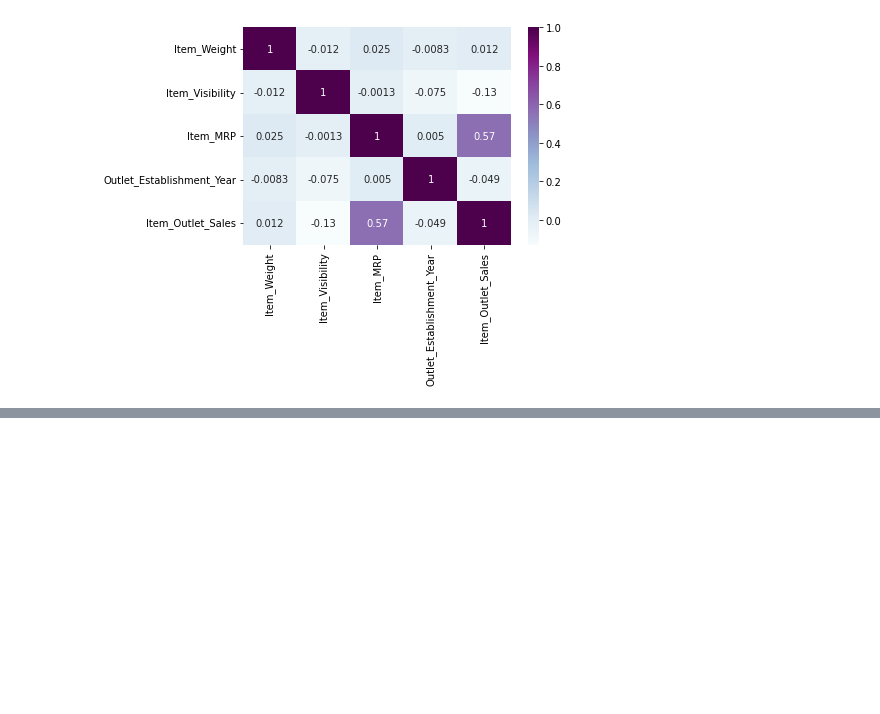
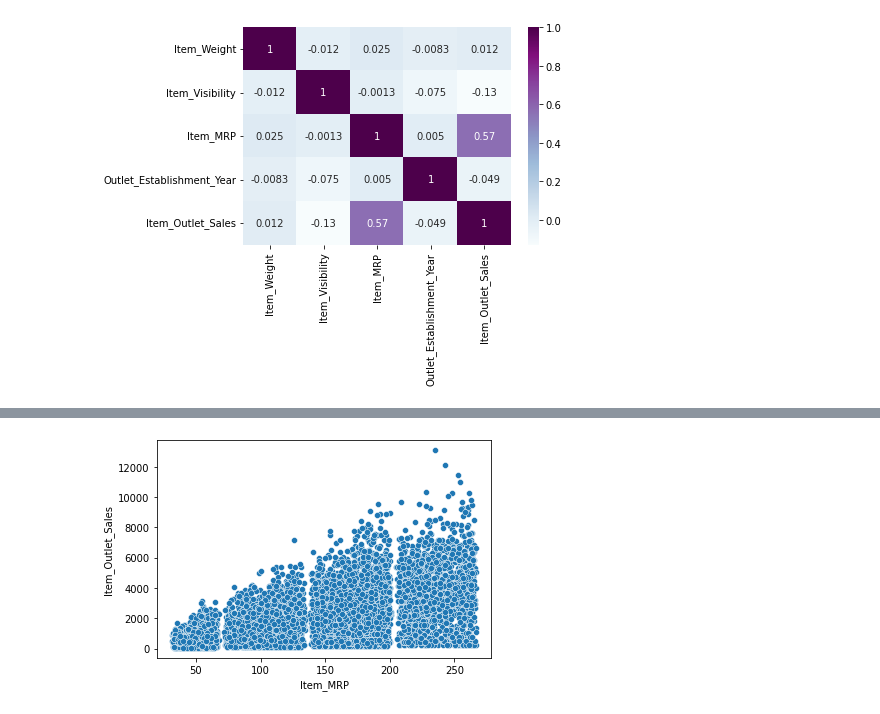
Before and after one commit to Brojas1/FSP, a Jupyter notebook: Copy_of_Food_Sales_Prediction.ipynb, the cells around one changed output, grey strips where cells are left out. Drawn from its saved outputs; the diff is of its cells as text; code cells hidden in the pictures; blank space fills up the shorter version.

```diff
--- a/Copy_of_Food_Sales_Prediction.ipynb
+++ b/Copy_of_Food_Sales_Prediction.ipynb
@@ -303,0 +320,4 @@ sns.heatmap(corr, cmap = 'BuPu', annot = True);
+# %%
+sns.scatterplot(data = df, x = "Item_MRP", y = "Item_Outlet_Sales");
+# %% [output]
+[figure, added]
```
Also changed, not shown: parts of 1 cell of this notebook.
